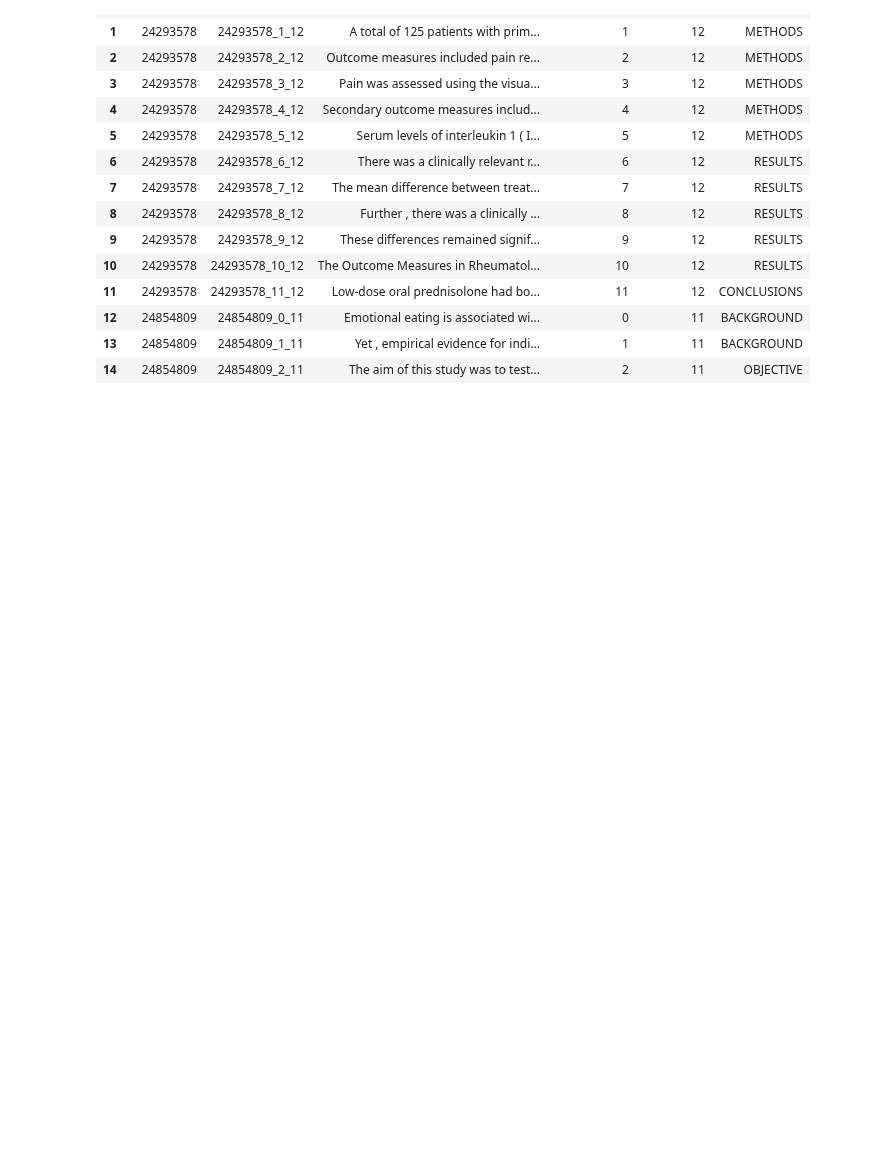
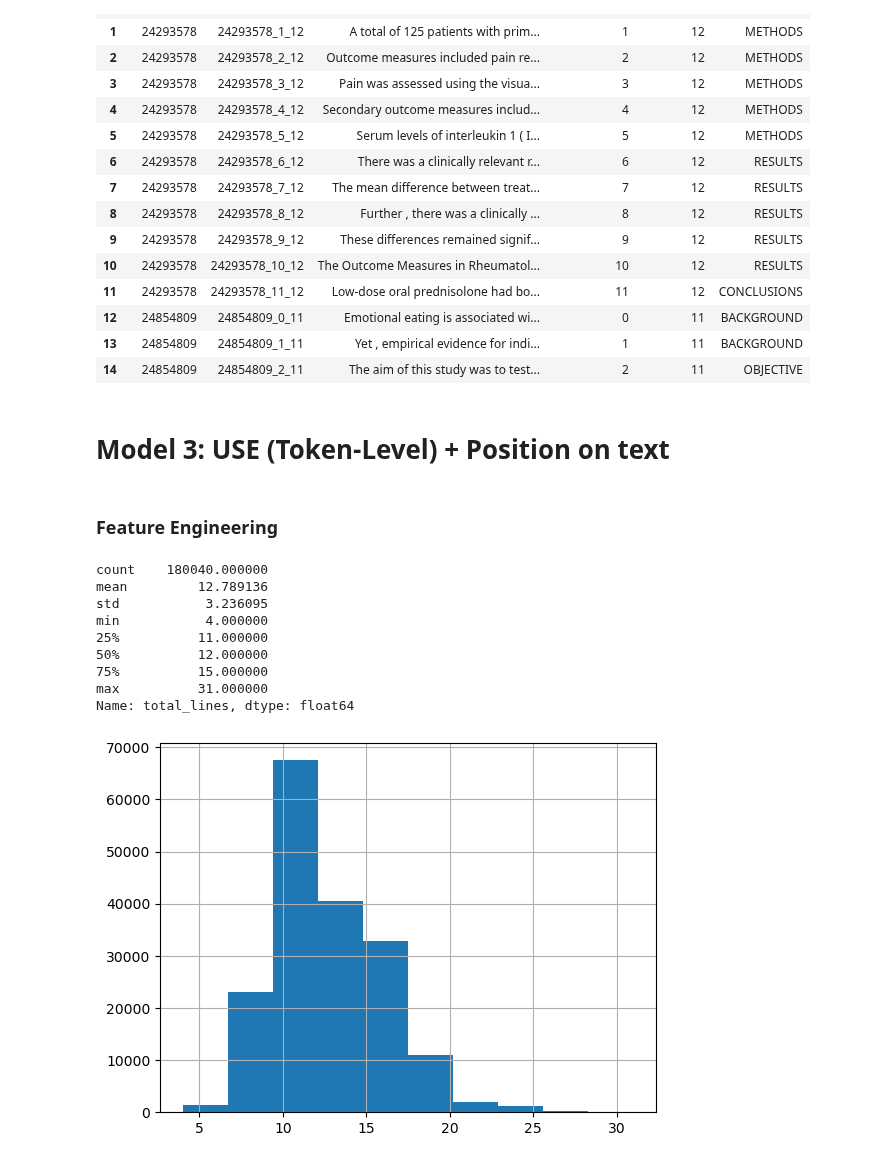
Before and after one commit to poolGolez/project-roosevelt, a Jupyter notebook: skim-literature-using-intermediate-models.ipynb, the cells around one changed output. Saved outputs shown, nothing was run; the diff lists cells and outputs as text; code cells hidden in the pictures; blank space fills up the shorter version.

Commit message:
Build model 4

```diff
--- a/skim-literature-using-intermediate-models.ipynb
+++ b/skim-literature-using-intermediate-models.ipynb
@@ -438,3 +436,21 @@ train_dataset.head(15)
 | 12 | 24854809 | 24854809_0_11 | Emotional eating is associated wi... | 0 | 11 | BACKGROUND |
 | 13 | 24854809 | 24854809_1_11 | Yet , empirical evidence for indi... | 1 | 11 | BACKGROUND |
 | 14 | 24854809 | 24854809_2_11 | The aim of this study was to test... | 2 | 11 | OBJECTIVE |
+# %% [markdown]
+# Model 3: USE (Token-Level) + Position on text
+# %% [markdown]
+### Feature Engineering
+# %%
+train_dataset['total_lines'].hist()
+train_dataset['total_lines'].describe()
+# %% [output]
+count    180040.000000
+mean         12.789136
+std           3.236095
+min           4.000000
+25%          11.000000
+50%          12.000000
+75%          15.000000
+max          31.000000
+Name: total_lines, dtype: float64
+[figure, added]
```
Also changed, not shown: parts of 16 cells of this notebook.
